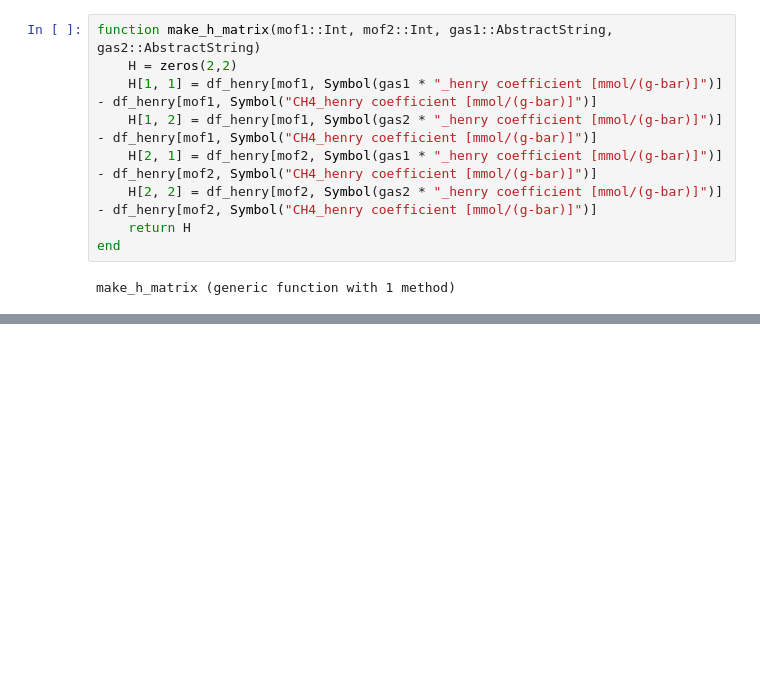
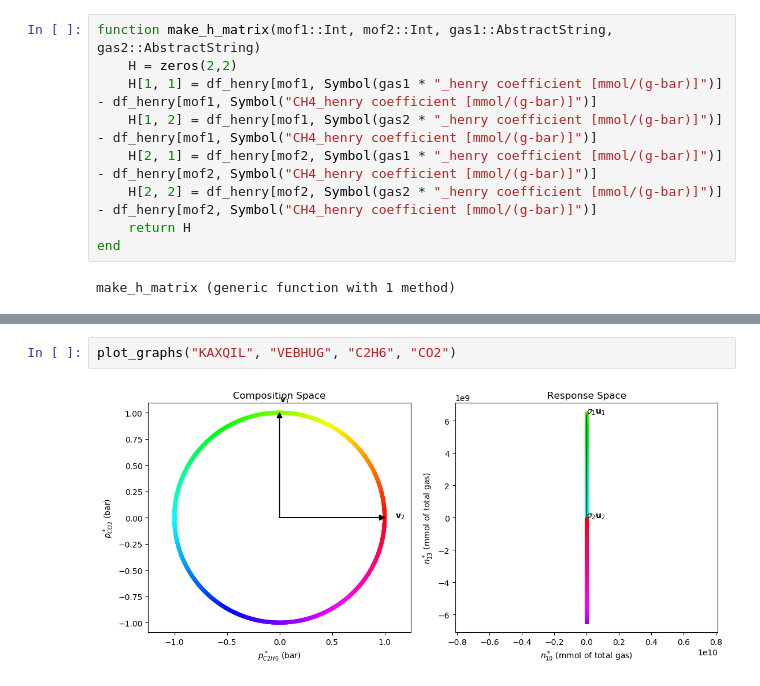
Before and after one commit to SimonEnsemble/sensor_arrays, a Jupyter notebook: src/Sensor_notebook.ipynb, the cells around one changed output, grey strips where cells are left out. Cells and saved outputs as stored; diff of their text form; blank space fills up the shorter version.

```diff
--- a/src/Sensor_notebook.ipynb
+++ b/src/Sensor_notebook.ipynb
@@ -193,3 +218,7 @@ plot_graphs(1, 2, "C2H6", "CO2")
+# %%
+plot_graphs("KAXQIL", "VEBHUG", "C2H6", "CO2")
+# %% [output]
+[figure, added]
 # %%
 
 @testset "Sensor Tests" begin
```
Also changed, not shown: parts of 10 cells of this notebook.
